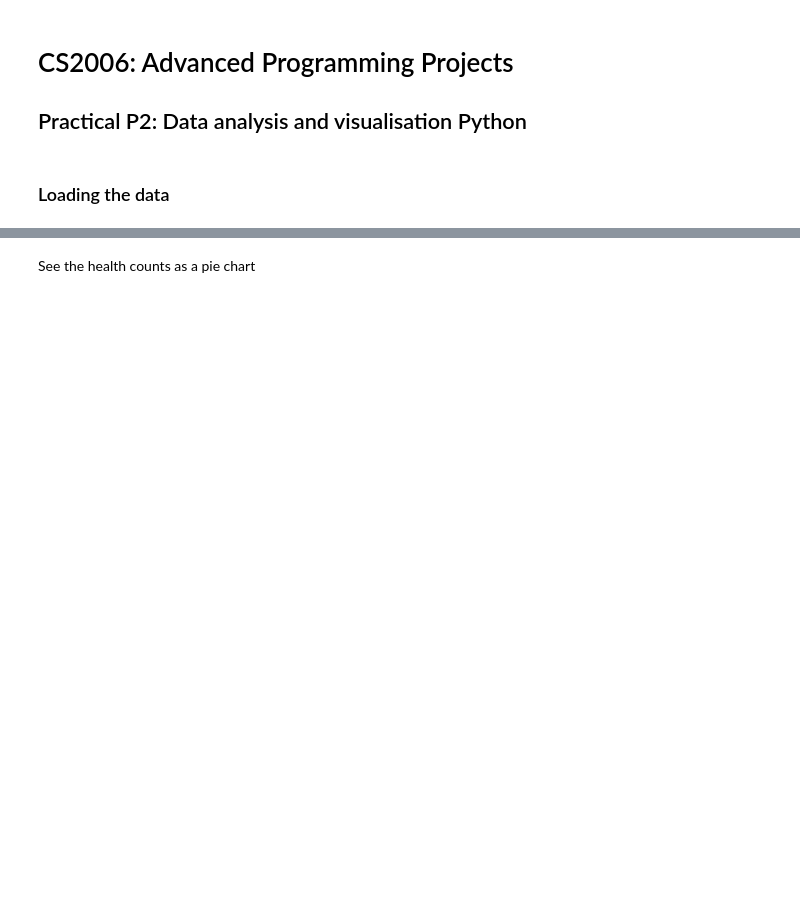
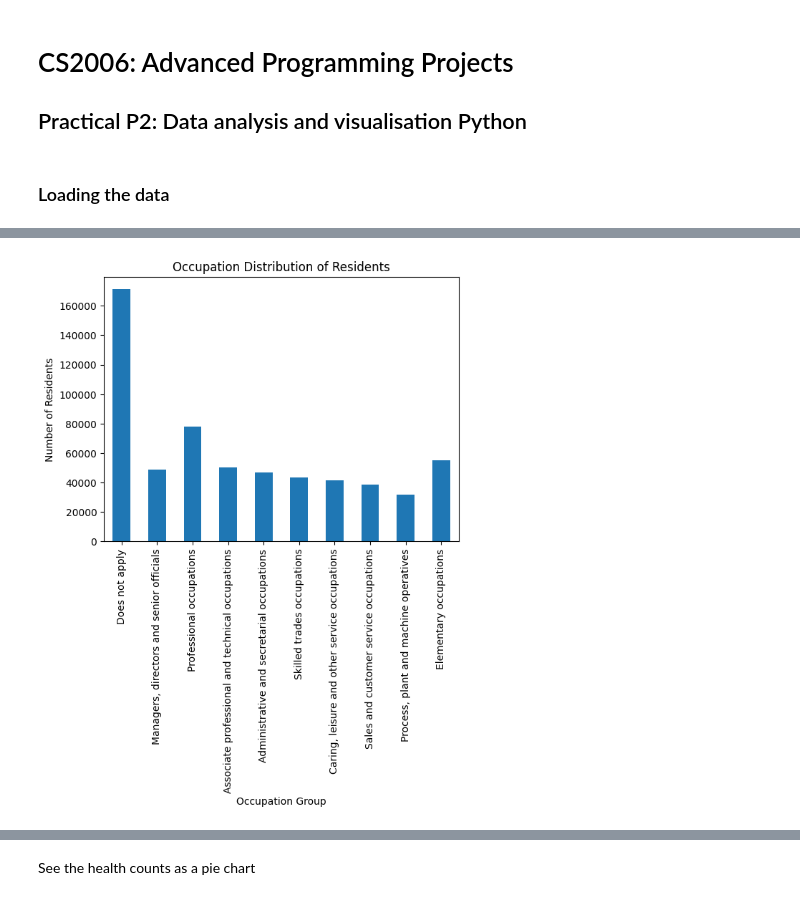
Before and after one commit to het106/Python-p2, a Jupyter notebook: notebooks/census2021.ipynb, the cells around one changed output, grey strips where cells are left out. Cells and saved outputs as stored; diff of their text form; code cells hidden in the pictures; blank space fills up the shorter version.

```diff
--- a/notebooks/census2021.ipynb
+++ b/notebooks/census2021.ipynb
@@ -22,0 +37,25 @@ occupation_counts.plot(kind='bar')
+# %%
+occupation_counts = df.groupby("occupation_10a")["occupation_10a"].count()
+occupation_labels = {
+    -8.0: "Does not apply",
+	 1.0: "Managers, directors and senior officials",
+	 2.0: "Professional occupations",
+	 3.0: "Associate professional and technical occupations",
+	 4.0: "Administrative and secretarial occupations",
+	 5.0: "Skilled trades occupations",
+	 6.0: "Caring, leisure and other service occupations",
+	 7.0: "Sales and customer service occupations",
+	 8.0: "Process, plant and machine operatives",
+	 9.0: "Elementary occupations"
+}
+
+occupation_counts.index = occupation_counts.index.map(occupation_labels)
+occupation_counts.plot(kind='bar')
+
+plt.title("Occupation Distribution of Residents")
+plt.xlabel("Occupation Group")
+plt.ylabel("Number of Residents")
+
+plt.show()
+# %% [output]
+[figure, added]
```
Also changed, not shown: parts of 8 cells of this notebook.
